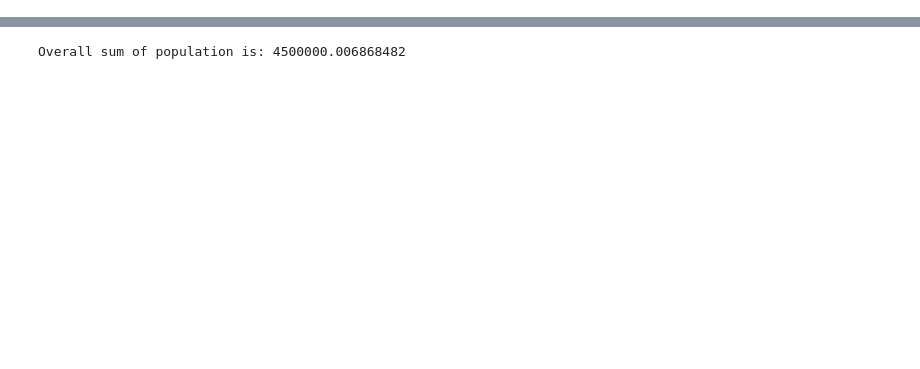
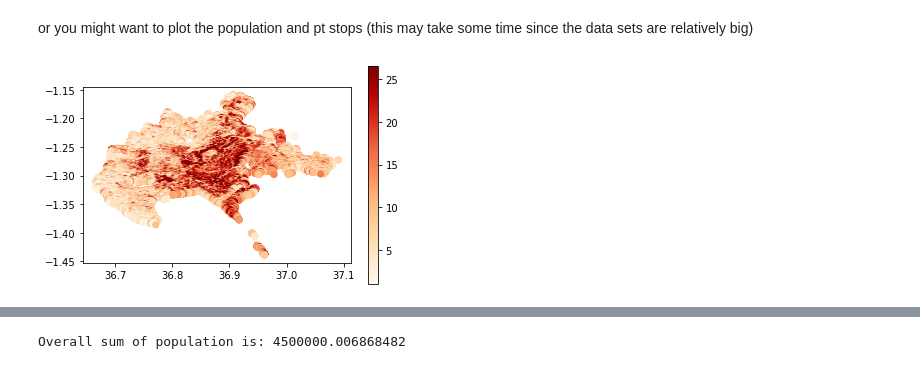
Before and after one commit to DLR-VF/PtAC-examples, a Jupyter notebook: notebooks/nairobi_example.ipynb, the cells around one changed output, grey strips where cells are left out. Saved outputs shown, nothing was run; the diff lists cells and outputs as text; code cells hidden in the pictures; blank space fills up the shorter version.

```diff
--- a/notebooks/nairobi_example.ipynb
+++ b/notebooks/nairobi_example.ipynb
@@ -36 +51,8 @@ stops.plot(color="black", ax=ax, markersize=6, alpha=0.6)
+# %% [markdown]
+or you might want to plot the population and pt stops (this may take some time since the data sets are relatively big)
+# %%
+population_points.plot(column= "pop", cmap='OrRd', legend=True)
+plt.show()
+# %% [output]
+[figure, added]
 # %% [markdown]
```
Also changed, not shown: parts of 29 cells of this notebook.
